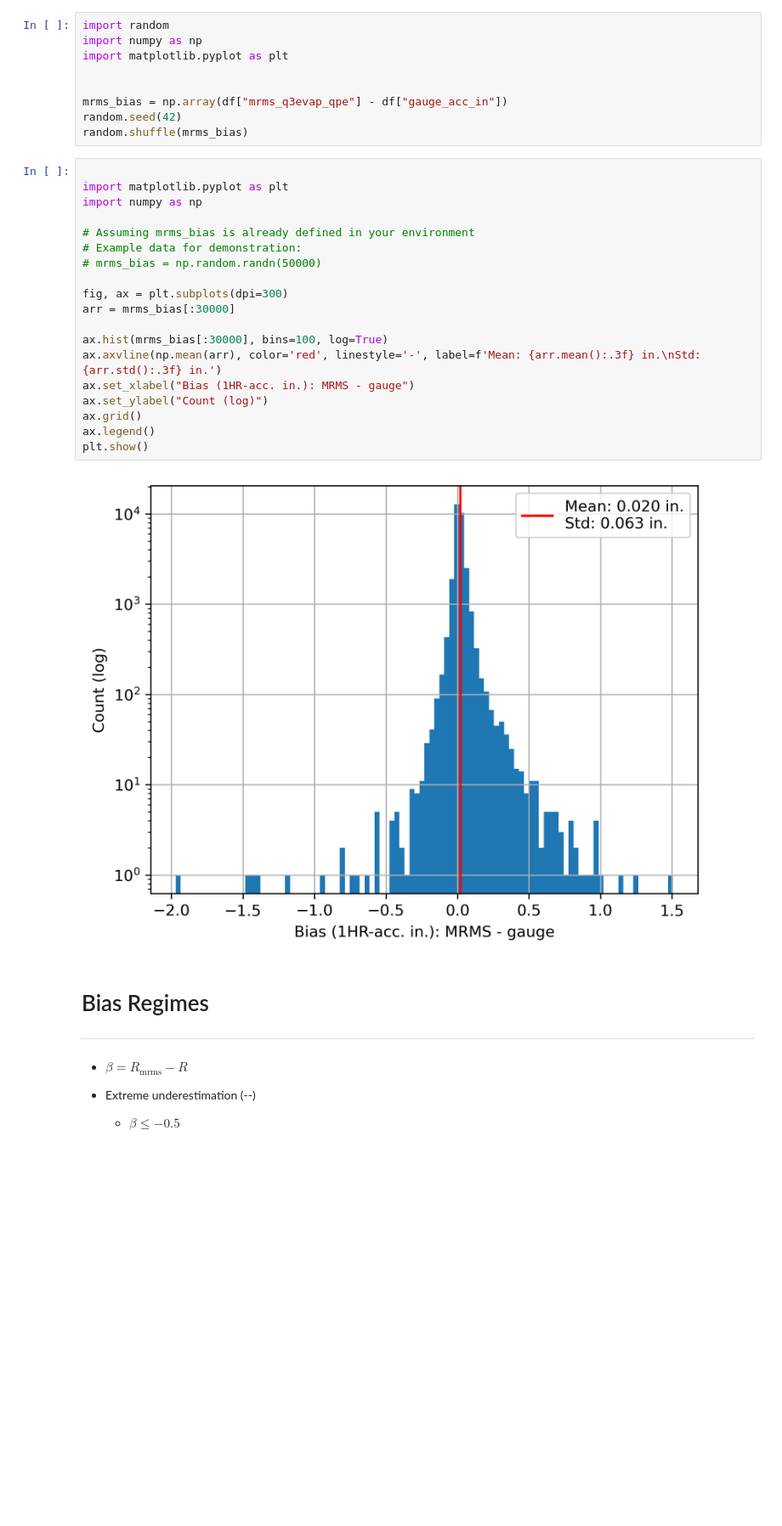
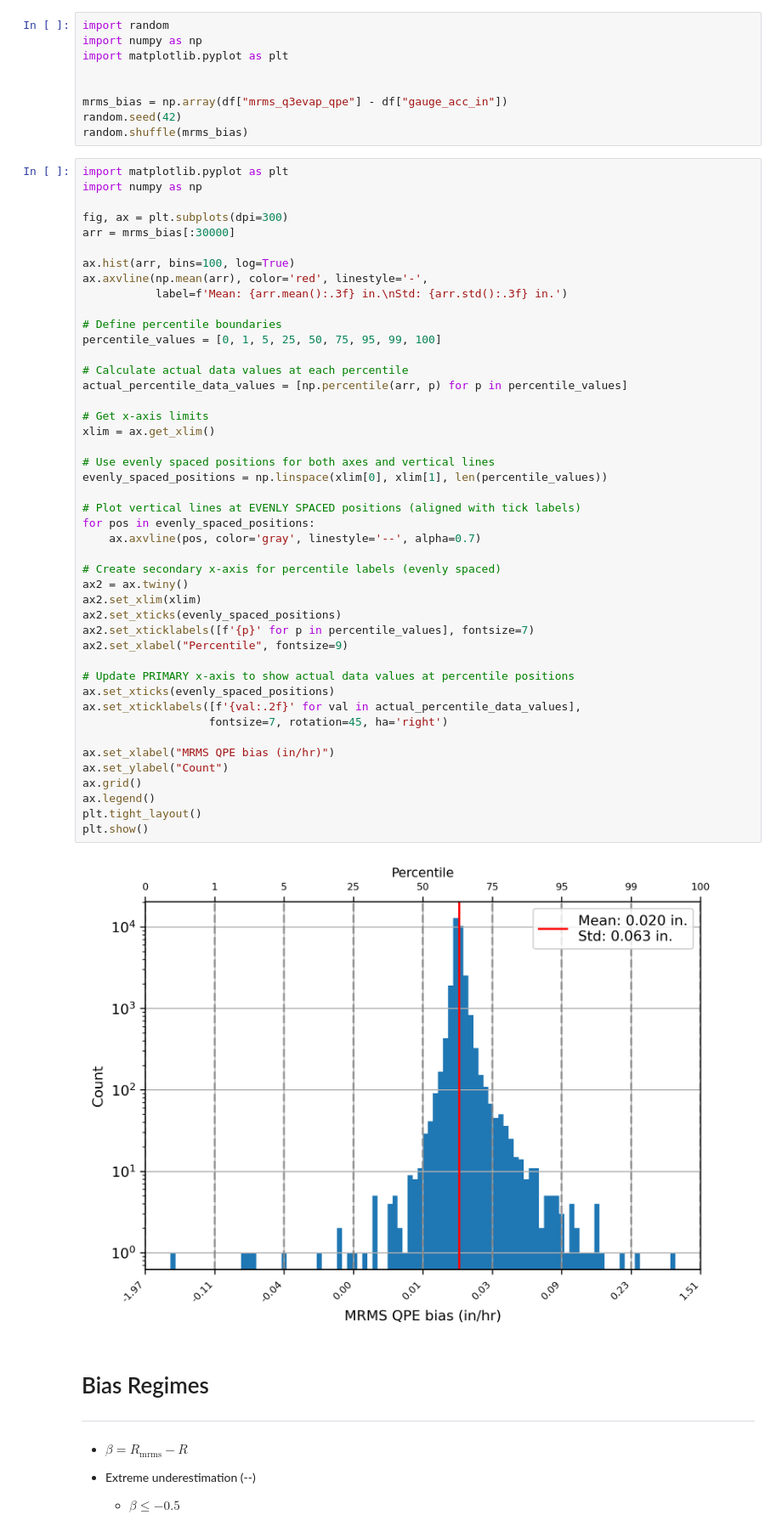
Before and after one commit to leharris3/piml-qpe, a Jupyter notebook: 12-26-25-add-categorical-labels.ipynb, the cells around one changed output. Shown at 85% size. Saved outputs shown, nothing was run; the diff lists cells and outputs as text; blank space fills up the shorter version.

```diff
--- a/12-26-25-add-categorical-labels.ipynb
+++ b/12-26-25-add-categorical-labels.ipynb
@@ -45,26 +45,52 @@ mrms_bias = np.array(df["mrms_q3evap_qpe"] - df["gauge_acc_in"])
 random.seed(42)
 random.shuffle(mrms_bias)
 # %%
-
 import matplotlib.pyplot as plt
 import numpy as np
-
-# Assuming mrms_bias is already defined in your environment
-# Example data for demonstration:
-# mrms_bias = np.random.randn(50000)
 
 fig, ax = plt.subplots(dpi=300)
 arr = mrms_bias[:30000]
 
-ax.hist(mrms_bias[:30000], bins=100, log=True)
-ax.axvline(np.mean(arr), color='red', linestyle='-', label=f'Mean: {arr.mean():.3f} in.\nStd: {arr.std():.3f} in.')
-ax.set_xlabel("Bias (1HR-acc. in.): MRMS - gauge")
-ax.set_ylabel("Count (log)")
+ax.hist(arr, bins=100, log=True)
+ax.axvline(np.mean(arr), color='red', linestyle='-',
+           label=f'Mean: {arr.mean():.3f} in.\nStd: {arr.std():.3f} in.')
+
+# Define percentile boundaries
+percentile_values = [0, 1, 5, 25, 50, 75, 95, 99, 100]
+
+# Calculate actual data values at each percentile
+actual_percentile_data_values = [np.percentile(arr, p) for p in percentile_values]
+
+# Get x-axis limits
+xlim = ax.get_xlim()
+
+# Use evenly spaced positions for both axes and vertical lines
+evenly_spaced_positions = np.linspace(xlim[0], xlim[1], len(percentile_values))
+
+# Plot vertical lines at EVENLY SPACED positions (aligned with tick labels)
+for pos in evenly_spaced_positions:
+    ax.axvline(pos, color='gray', linestyle='--', alpha=0.7)
+
+# Create secondary x-axis for percentile labels (evenly spaced)
+ax2 = ax.twiny()
+ax2.set_xlim(xlim)
+ax2.set_xticks(evenly_spaced_positions)
+ax2.set_xticklabels([f'{p}' for p in percentile_values], fontsize=7)
+ax2.set_xlabel("Percentile", fontsize=9)
+
+# Update PRIMARY x-axis to show actual data values at percentile positions
+ax.set_xticks(evenly_spaced_positions)
+ax.set_xticklabels([f'{val:.2f}' for val in actual_percentile_data_values],
+                   fontsize=7, rotation=45, ha='right')
+
+ax.set_xlabel("MRMS QPE bias (in/hr)")
+ax.set_ylabel("Count")
 ax.grid()
 ax.legend()
+plt.tight_layout()
 plt.show()
 # %% [output]
-[figure, old version]
+[figure, new version]
 # %% [markdown]
 # Bias Regimes
 ***
```
Also changed, not shown: parts of 4 cells of this notebook, 2 other files.
